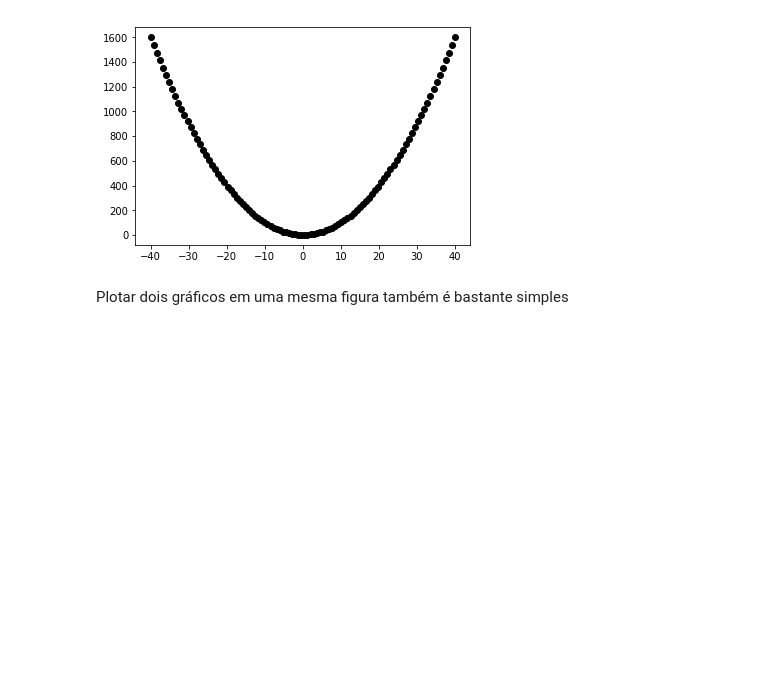
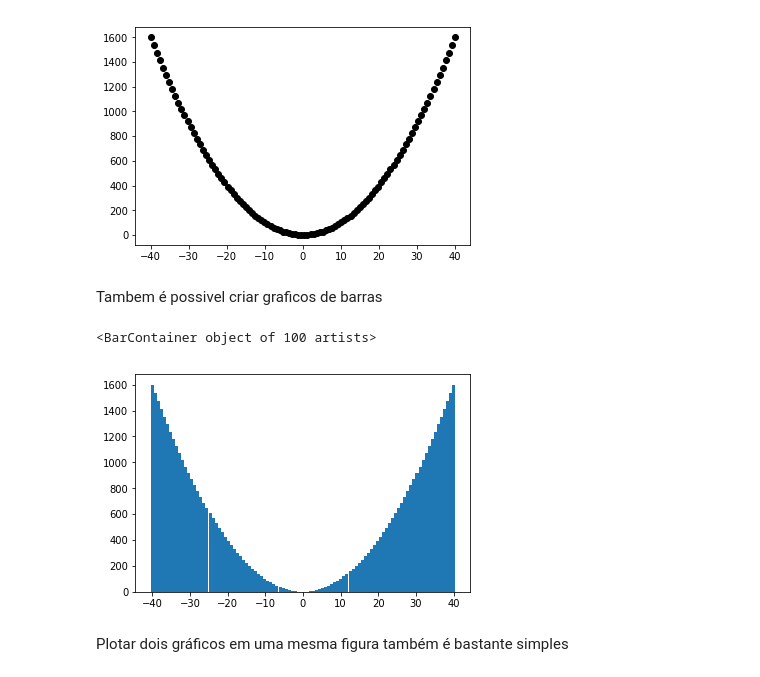
Before and after one commit to fnbalves/curso_machine_learning, a Jupyter notebook: Aprendendo python - parte 2 (numpy e matplotlib).ipynb, the cells around one changed output. Cells and saved outputs as stored; diff of their text form; code cells hidden in the pictures; blank space fills up the shorter version.

Commit message:
Added bar plot

```diff
--- a/Aprendendo python - parte 2 (numpy e matplotlib).ipynb
+++ b/Aprendendo python - parte 2 (numpy e matplotlib).ipynb
@@ -259,6 +259,14 @@ plt.show(block=False)
 [figure]
 [figure]
 [figure]
+# %% [markdown]
+Tambem é possivel criar graficos de barras
+# %%
+plt.figure()
+plt.bar(x,y)
+# %% [output]
+<BarContainer object of 100 artists>
+[figure, added]
 # %% [markdown]
 Plotar dois gráficos em uma mesma figura também é bastante simples
 # %%
```
